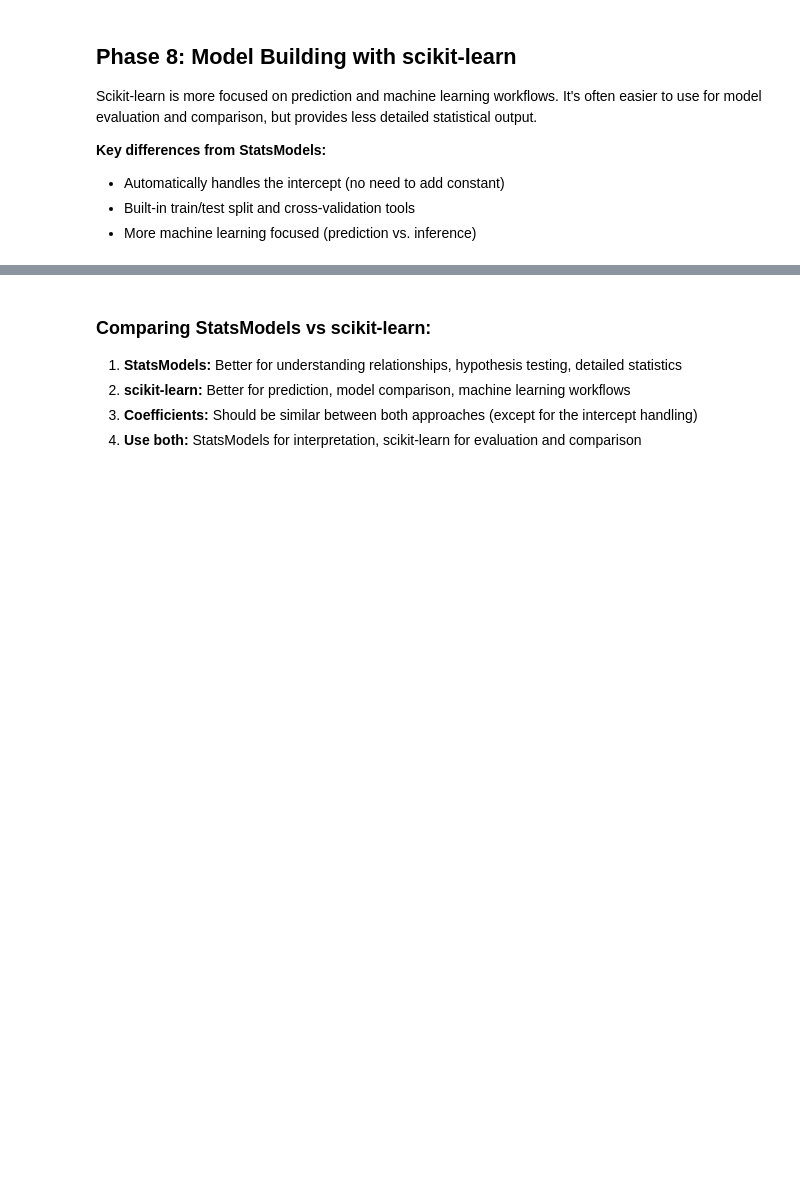
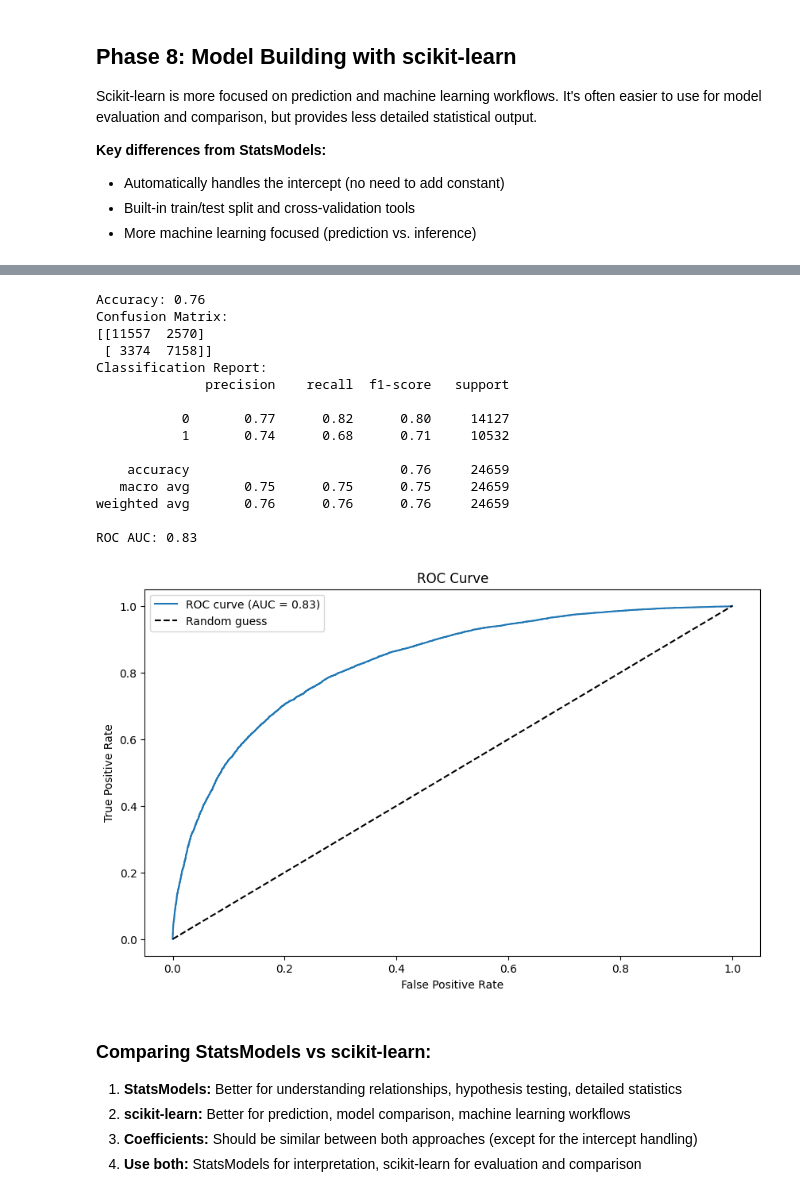
Before and after one commit to Tuminha/Harry-Potter, a Jupyter notebook: notebooks/harry_potter_logistic_regression.ipynb, the cells around one changed output, grey strips where cells are left out. Drawn from its saved outputs; the diff is of its cells as text; code cells hidden in the pictures; blank space fills up the shorter version.

```diff
--- a/notebooks/harry_potter_logistic_regression.ipynb
+++ b/notebooks/harry_potter_logistic_regression.ipynb
@@ -890,4 +949,8 @@ Scikit-learn is more focused on prediction and machine learning workflows. It's
 # Create a model instance and fit it on your training data
 # Note: You don't need to add a constant term - sklearn handles this automatically
 
-# Write your code here:
+import sklearn
+from sklearn.linear_model import LogisticRegression
+
+model = LogisticRegression()
+model.fit(X_train, y_train)
@@ -898,3 +963,7 @@ Scikit-learn is more focused on prediction and machine learning workflows. It's
 # Store both types of predictions
 
 # Write your code here:
+predictions = model.predict(X_test)
+predictions_scores = model.predict_proba(X_test)
+
+print("Predictions: ", predictions_scores)
@@ -908,3 +978,59 @@ Scikit-learn is more focused on prediction and machine learning workflows. It's
+# %%
+# TODO: Evaluate your model performance
+# Hint: Import evaluation metrics from sklearn.metrics
+# Calculate: accuracy_score, confusion_matrix, classification_report
+# Also consider: roc_auc_score, precision_score, recall_score, f1_score
+
+# Write your code here:
+import sklearn
+from sklearn.metrics import accuracy_score, confusion_matrix, classification_report, roc_curve, auc
+
+# Calculate accuracy
+accuracy = accuracy_score(y_test, predictions)
+print(f"Accuracy: {accuracy:.2f}")
+
+# Calculate confusion matrix
+conf_matrix = confusion_matrix(y_test, predictions)
+print(f"Confusion Matrix:")
+print(conf_matrix)
+
+# Calculate classification report
+class_report = classification_report(y_test, predictions)
+print(f"Classification Report:")
+print(class_report)
+
+# Calculate ROC curve and AUC
+fpr, tpr, thresholds = roc_curve(y_test, predictions_scores[:, 1])
+
+roc_auc = auc(fpr, tpr)
+print(f"ROC AUC: {roc_auc:.2f}")
+
+# Plot ROC curve
+plt.figure(figsize=(10, 6))
+plt.plot(fpr, tpr, label=f'ROC curve (AUC = {roc_auc:.2f})')
+plt.plot([0, 1], [0, 1], 'k--', label='Random guess')
+plt.xlabel('False Positive Rate')
+plt.ylabel('True Positive Rate')
+plt.title('ROC Curve')
+plt.legend()
+plt.show()
+# %% [output]
+Accuracy: 0.76
+Confusion Matrix:
+[[11557  2570]
+ [ 3374  7158]]
+Classification Report:
+              precision    recall  f1-score   support
+
+           0       0.77      0.82      0.80     14127
+           1       0.74      0.68      0.71     10532
+
+    accuracy                           0.76     24659
+   macro avg       0.75      0.75      0.75     24659
+weighted avg       0.76      0.76      0.76     24659
+
+ROC AUC: 0.83
+[figure, added]
 # %% [markdown]
 ### Comparing StatsModels vs scikit-learn:
 1. **StatsModels:** Better for understanding relationships, hypothesis testing, detailed statistics
```
Also changed, not shown: parts of 8 cells of this notebook, 2 other files.
